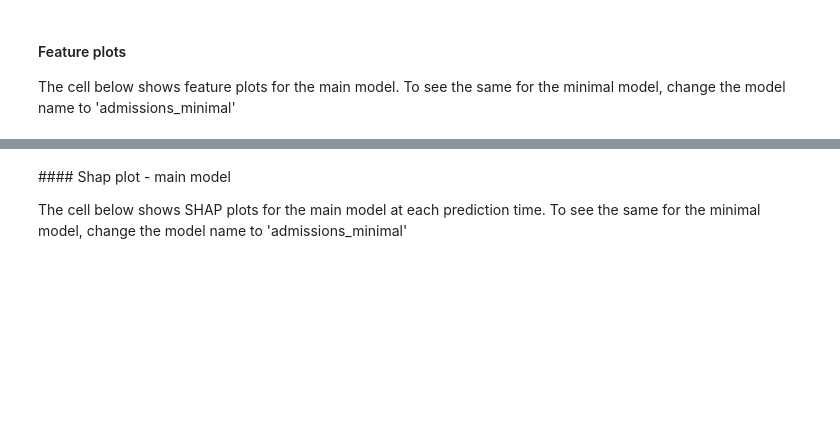
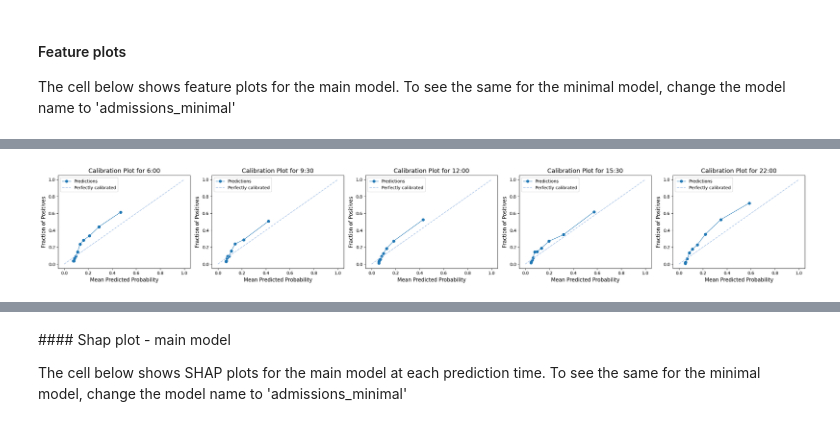
Before and after one commit to zmek/patientflow, a Jupyter notebook: notebooks/4a_Predict_probability_of_admission_from_ED.ipynb, the cells around one changed output, grey strips where cells are left out. Drawn from its saved outputs; the diff is of its cells as text; code cells hidden in the pictures; blank space fills up the shorter version.

```diff
--- a/notebooks/4a_Predict_probability_of_admission_from_ED.ipynb
+++ b/notebooks/4a_Predict_probability_of_admission_from_ED.ipynb
@@ -475,0 +534,15 @@ plot_features(
+# %%
+# After sigmoid calibration
+from patientflow.viz.calibration_plot import plot_calibration
+plot_calibration(
+    prediction_times,
+    media_file_path,
+    trained_models,
+    test_visits,
+    exclude_from_training_data,
+    strategy="quantile",
+    model_group_name='admissions',
+    model_name_suffix='calibrated'
+)
+# %% [output]
+[figure, added]
```
Also changed, not shown: parts of 26 cells of this notebook, 4 other files.
